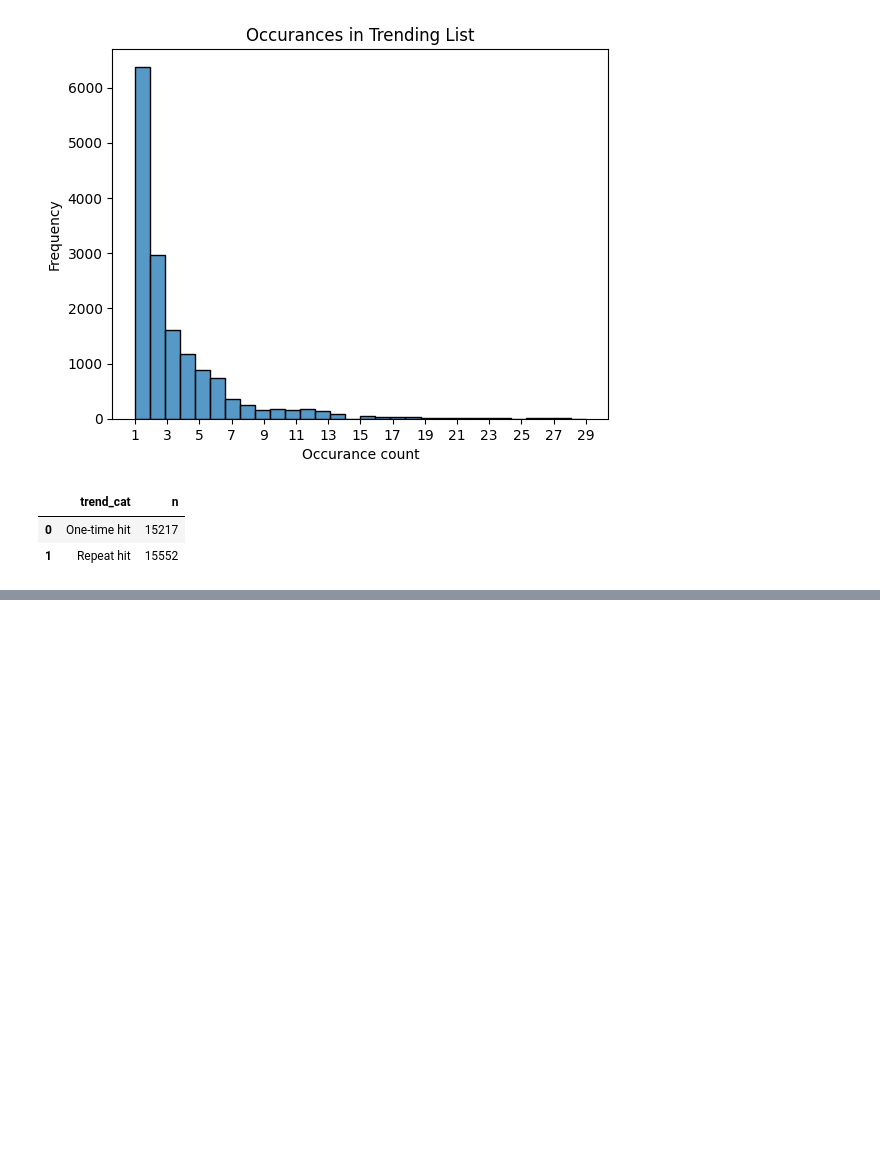
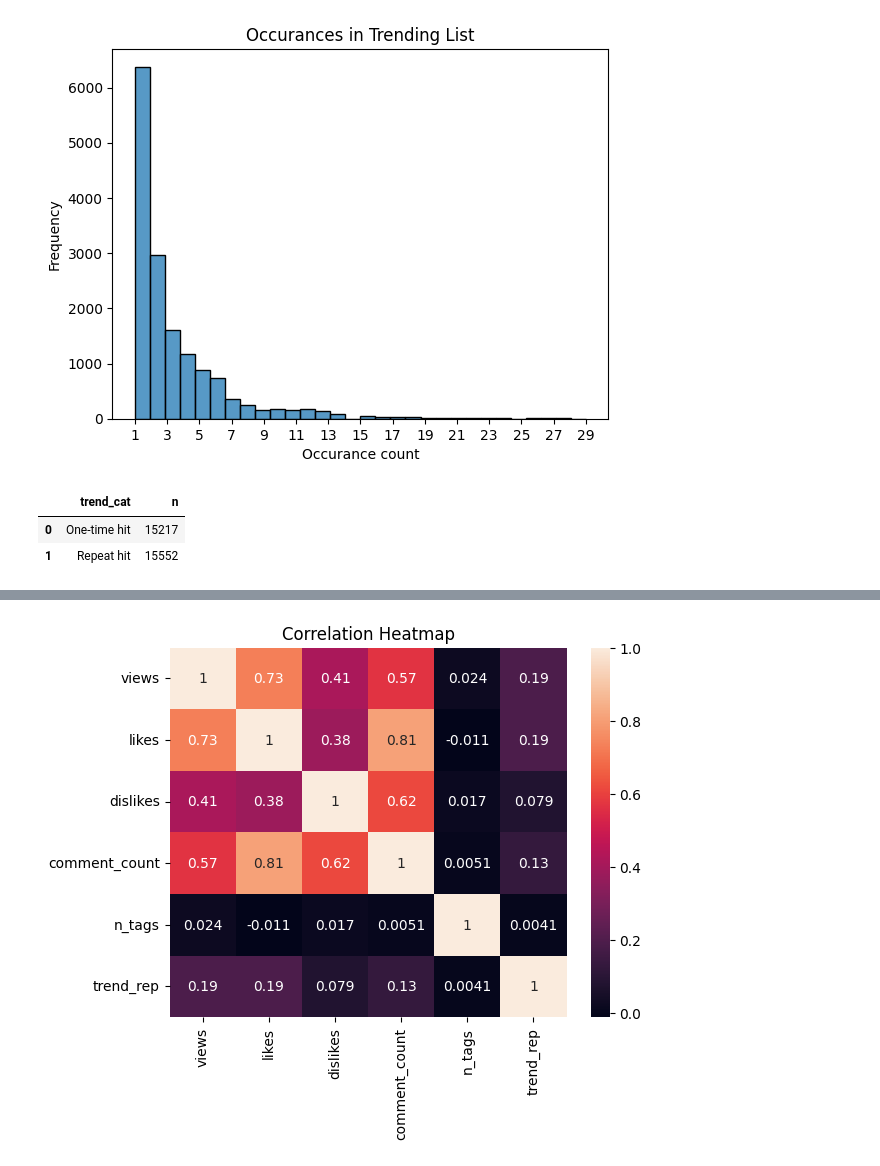
Before and after one commit to Thampi-hub/Springboard_RT, a Jupyter notebook: Capstone_2/2_DataWrangling/readData.ipynb, the cells around one changed output, grey strips where cells are left out. Drawn from its saved outputs; the diff is of its cells as text; code cells hidden in the pictures; blank space fills up the shorter version.

```diff
--- a/Capstone_2/2_DataWrangling/readData.ipynb
+++ b/Capstone_2/2_DataWrangling/readData.ipynb
@@ -222,0 +204,9 @@ dtype: int64
+# %%
+## Create a heatmap
+
+heat_dt = filtrData.loc[:, ["views","likes","dislikes","comment_count","n_tags","trend_rep"]].corr()
+sns.heatmap(heat_dt, annot=True)
+plt.title("Correlation Heatmap")
+plt.show()
+# %% [output]
+[figure, added]
```
Also changed, not shown: parts of 7 cells of this notebook.
